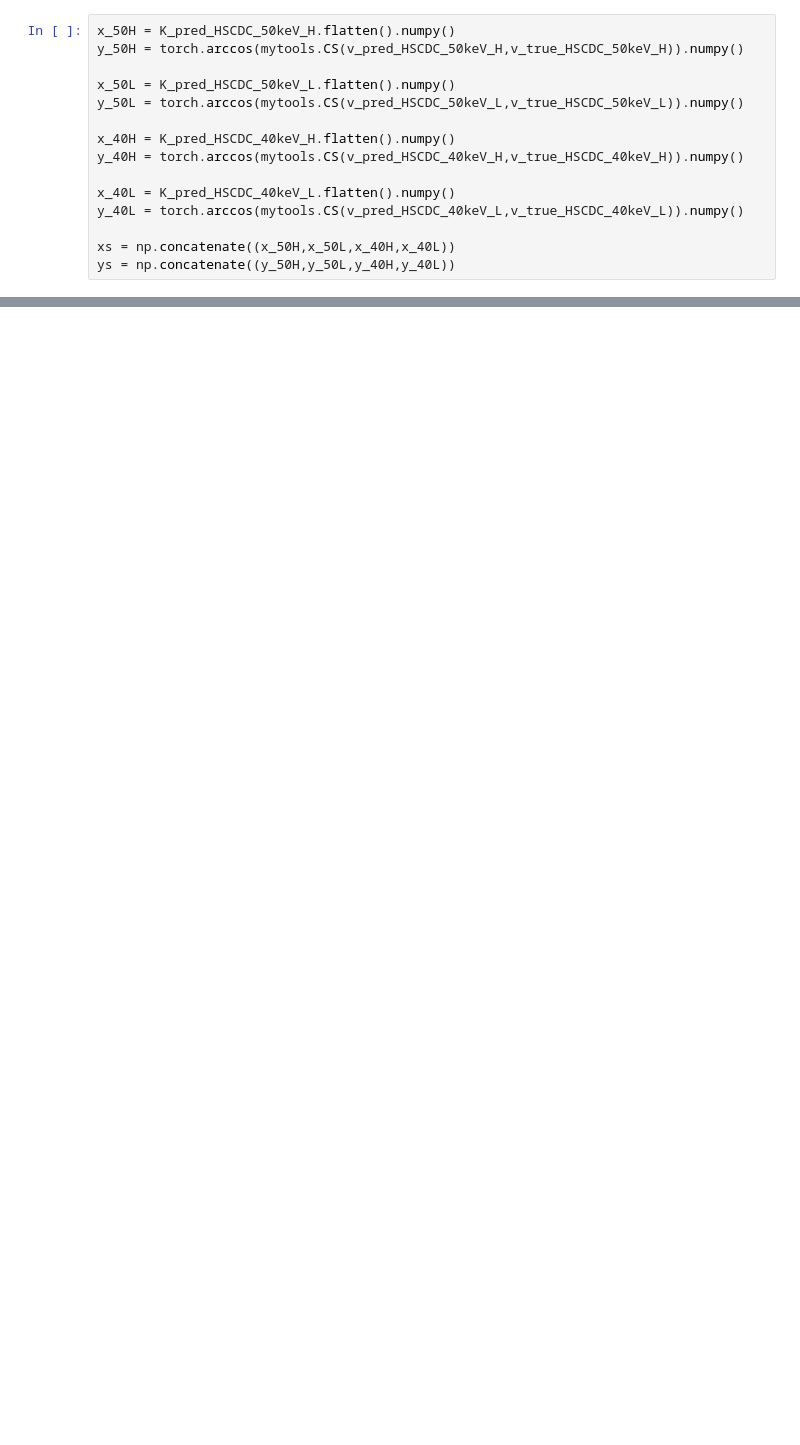
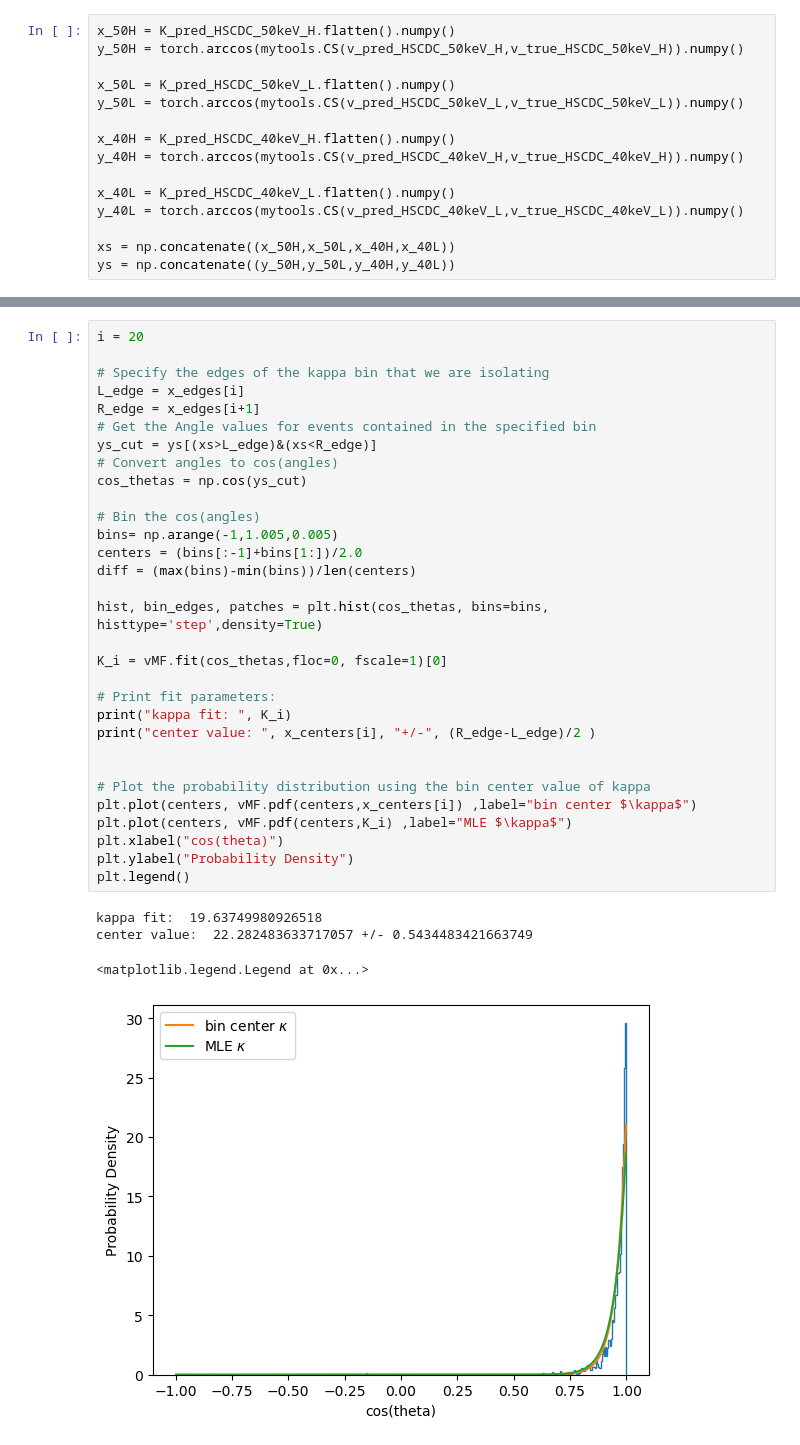
Before and after one commit to mghrear/3D_Heteroscedastic_Convnet, a Jupyter notebook: test_kappa.ipynb, the cells around one changed output, grey strips where cells are left out. Cells and saved outputs as stored; diff of their text form; blank space fills up the shorter version.

```diff
--- a/test_kappa.ipynb
+++ b/test_kappa.ipynb
@@ -182 +139,37 @@ center value:  22.282483634403903 +/- 0.5434483421547345
+# %%
+i = 20
+
+# Specify the edges of the kappa bin that we are isolating
+L_edge = x_edges[i]
+R_edge = x_edges[i+1]
+# Get the Angle values for events contained in the specified bin
+ys_cut = ys[(xs>L_edge)&(xs<R_edge)]
+# Convert angles to cos(angles)
+cos_thetas = np.cos(ys_cut)
+
+# Bin the cos(angles)
+bins= np.arange(-1,1.005,0.005)
+centers = (bins[:-1]+bins[1:])/2.0
+diff = (max(bins)-min(bins))/len(centers)
+
+hist, bin_edges, patches = plt.hist(cos_thetas, bins=bins, histtype='step',density=True)
+
+K_i = vMF.fit(cos_thetas,floc=0, fscale=1)[0]
+
+# Print fit parameters:
+print("kappa fit: ", K_i)
+print("center value: ", x_centers[i], "+/-", (R_edge-L_edge)/2 )
+
+
+# Plot the probability distribution using the bin center value of kappa
+plt.plot(centers, vMF.pdf(centers,x_centers[i]) ,label="bin center $\kappa$")
+plt.plot(centers, vMF.pdf(centers,K_i) ,label="MLE $\kappa$")
+plt.xlabel("cos(theta)")
+plt.ylabel("Probability Density")
+plt.legend()
+# %% [output]
+kappa fit:  19.63749980926518
+center value:  22.282483633717057 +/- 0.5434483421663749
+<matplotlib.legend.Legend at 0x...>
+[figure, added]
 # %%
```
Also changed, not shown: parts of 7 cells of this notebook.
